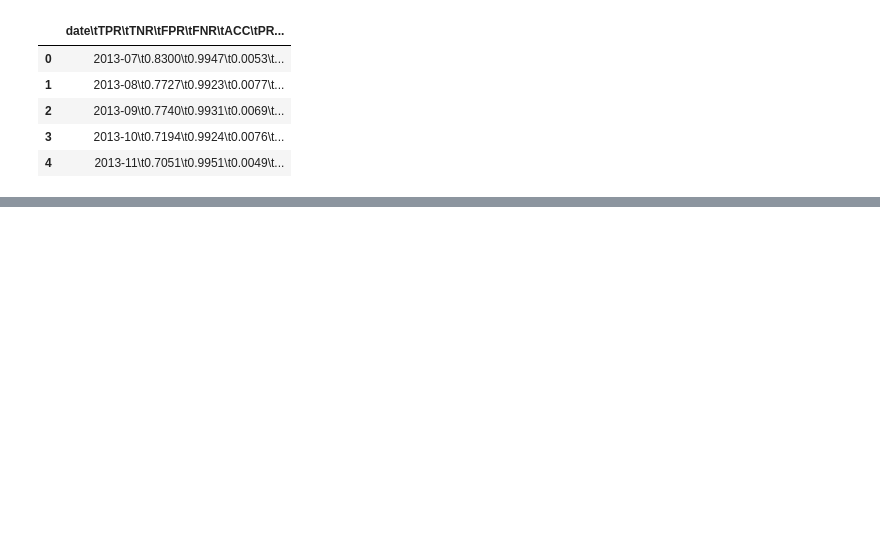
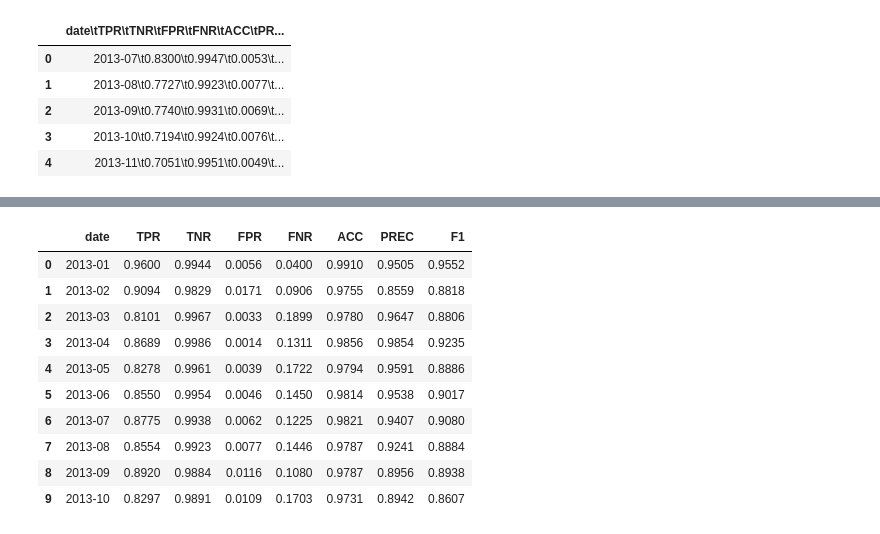
Before and after one commit to IQSeC-Lab/CITADEL, a Jupyter notebook: analyzer.ipynb, the cells around one changed output, grey strips where cells are left out. Cells and saved outputs as stored; diff of their text form; code cells hidden in the pictures; blank space fills up the shorter version.

```diff
--- a/analyzer.ipynb
+++ b/analyzer.ipynb
@@ -38,3 +39,18 @@ combined_df.head()
+# %%
+# Display the updated DataFrame
+combined_df.head(10)
+# %% [output]
+|  | date | TPR | TNR | FPR | FNR | ACC | PREC | F1 |
+| 0 | 2013-01 | 0.9600 | 0.9944 | 0.0056 | 0.0400 | 0.9910 | 0.9505 | 0.9552 |
+| 1 | 2013-02 | 0.9094 | 0.9829 | 0.0171 | 0.0906 | 0.9755 | 0.8559 | 0.8818 |
+| 2 | 2013-03 | 0.8101 | 0.9967 | 0.0033 | 0.1899 | 0.9780 | 0.9647 | 0.8806 |
+| 3 | 2013-04 | 0.8689 | 0.9986 | 0.0014 | 0.1311 | 0.9856 | 0.9854 | 0.9235 |
+| 4 | 2013-05 | 0.8278 | 0.9961 | 0.0039 | 0.1722 | 0.9794 | 0.9591 | 0.8886 |
+| 5 | 2013-06 | 0.8550 | 0.9954 | 0.0046 | 0.1450 | 0.9814 | 0.9538 | 0.9017 |
+| 6 | 2013-07 | 0.8775 | 0.9938 | 0.0062 | 0.1225 | 0.9821 | 0.9407 | 0.9080 |
+| 7 | 2013-08 | 0.8554 | 0.9923 | 0.0077 | 0.1446 | 0.9787 | 0.9241 | 0.8884 |
+| 8 | 2013-09 | 0.8920 | 0.9884 | 0.0116 | 0.1080 | 0.9787 | 0.8956 | 0.8938 |
+| 9 | 2013-10 | 0.8297 | 0.9891 | 0.0109 | 0.1703 | 0.9731 | 0.8942 | 0.8607 |
 # %%
 import numpy as np
 
```
Also changed, not shown: parts of 3 cells of this notebook, 7 other files.
